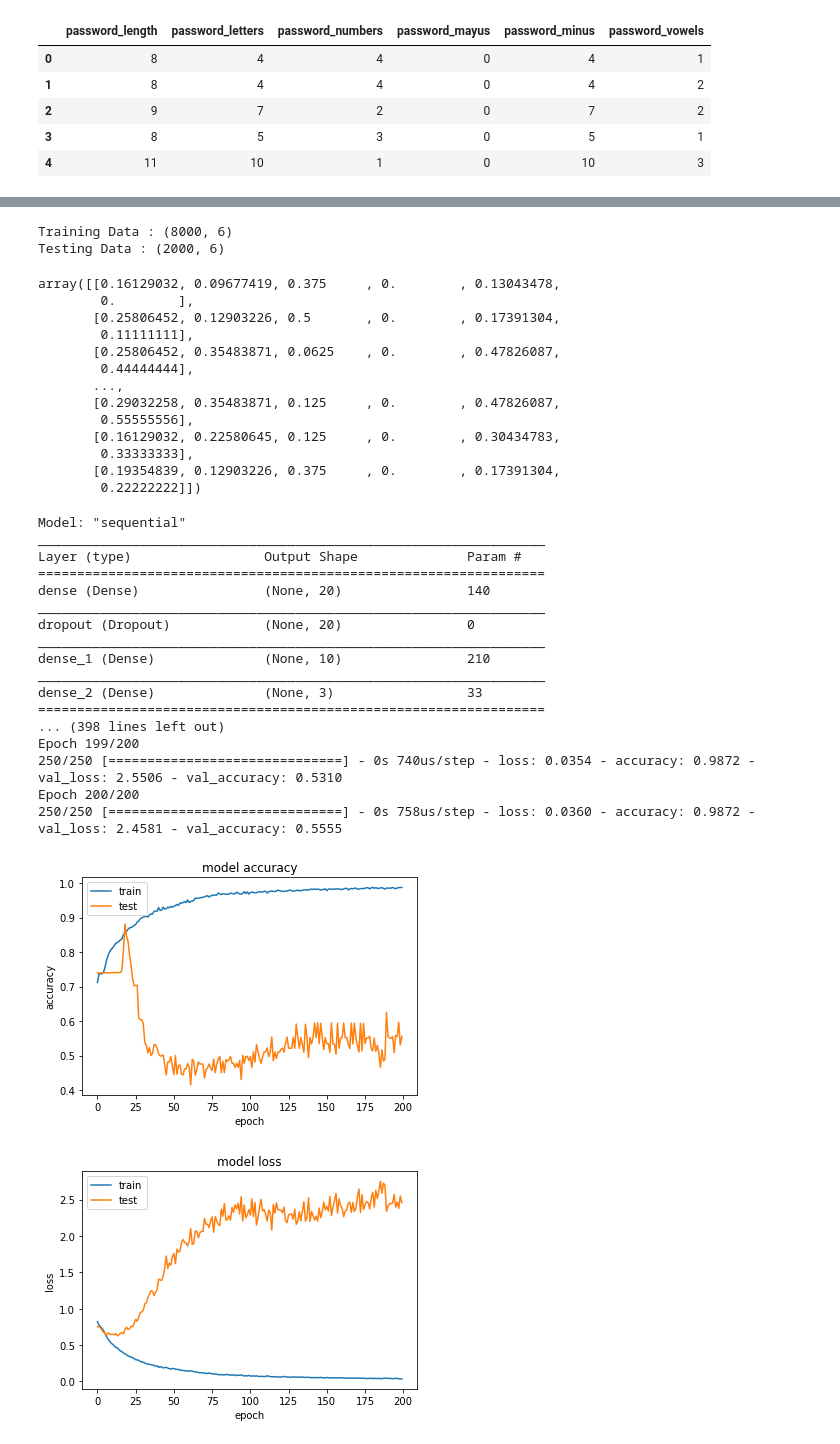
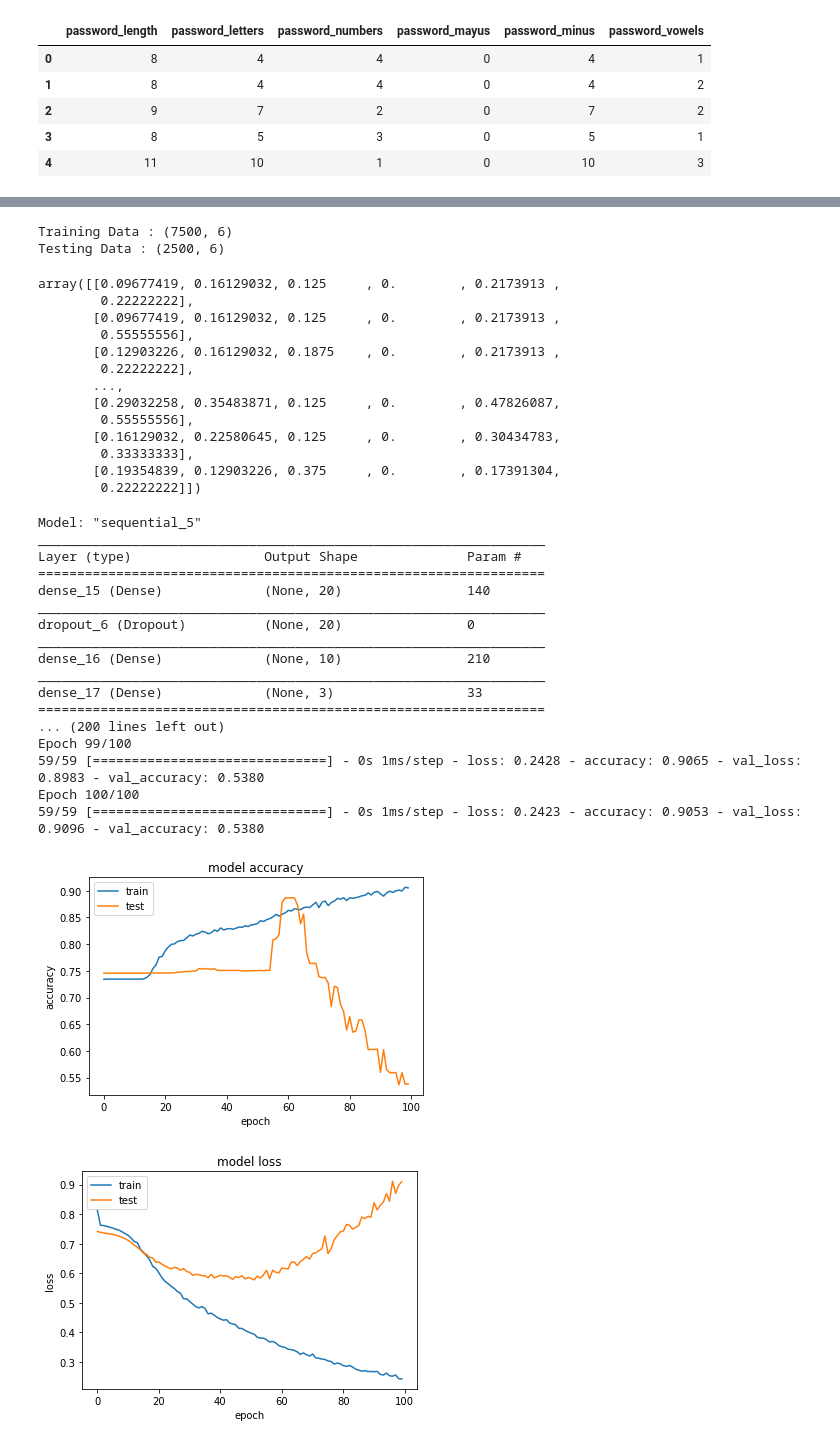
Before and after one commit to castaned/RNP, a Jupyter notebook: rn_passwords_evaluacionparcial.ipynb, the cells around one changed output, grey strips where cells are left out. Drawn from its saved outputs; the diff is of its cells as text; code cells hidden in the pictures.

```diff
--- a/rn_passwords_evaluacionparcial.ipynb
+++ b/rn_passwords_evaluacionparcial.ipynb
@@ -136,7 +147,7 @@ X_df.head()
 # %%
 #se utiliza la funcion train_test_split para separar los datos aleatoriamente en cuatro sets: dosde entrenamiento (70%) y otros dos de prueba (30%), tanto features como valores de salida
 
-x_tr, x_ts, y_tr, y_ts = train_test_split(X_df, y_df, test_size = 0.2, random_state = 42)   #generacion de arreglos aleatorios de features y valores de salida de entrenamiento y de prueba
+x_tr, x_ts, y_tr, y_ts = train_test_split(X_df, y_df, test_size = 0.25, random_state = 42)   #generacion de arreglos aleatorios de features y valores de salida de entrenamiento y de prueba
 
 y_tr = np.asarray(y_tr, dtype = np.int)   #cambiamos las variables al tipo numpy int
 y_ts = np.asarray(y_ts, dtype = np.int)
@@ -181,17 +192,17 @@ x_ts = MinMaxScaler().fit_transform(x_ts) #reescalamos el dataframe de valores d
 y_ts = MinMaxScaler().fit_transform(y_ts) #reescalamos el dataframe de valores de prueba como un arreglo de valores entre 0 y 1
 print("Testing Data :", x_ts.shape)
 # %% [output]
-Training Data : (8000, 6)
-Testing Data : (2000, 6)
+Training Data : (7500, 6)
+Testing Data : (2500, 6)
 # %%
 x_tr
 # %% [output]
-array([[0.16129032, 0.09677419, 0.375     , 0.        , 0.13043478,
-        0.        ],
-       [0.25806452, 0.12903226, 0.5       , 0.        , 0.17391304,
-        0.11111111],
-       [0.25806452, 0.35483871, 0.0625    , 0.        , 0.47826087,
-        0.44444444],
+array([[0.09677419, 0.16129032, 0.125     , 0.        , 0.2173913 ,
+        0.22222222],
+       [0.09677419, 0.16129032, 0.125     , 0.        , 0.2173913 ,
+        0.55555556],
+       [0.12903226, 0.16129032, 0.1875    , 0.        , 0.2173913 ,
+        0.22222222],
        ...,
        [0.29032258, 0.35483871, 0.125     , 0.        , 0.47826087,
         0.55555556],
@@ -211,7 +222,8 @@ def create_model():
     # Hidden layer
     model.add(tf.keras.layers.Dense(20, input_dim=6,activation='sigmoid'))
     model.add(Dropout(0.5))
-    model.add(tf.keras.layers.Dense(10, input_dim=20,activation='relu'))
+    model.add(tf.keras.layers.Dense(10, input_dim=10,activation='sigmoid'))
+
     # Output layer
     model.add(tf.keras.layers.Dense(3, activation='softmax'))
 
@@ -224,43 +236,43 @@ model.summary()
 
 
 # training the model for 10 epochs
-results = model.fit(x_tr, y_tr, batch_size=32, epochs=200, validation_data=(x_ts, y_ts))
+results = model.fit(x_tr, y_tr, batch_size=128, epochs=100, validation_data=(x_ts, y_ts))
 
 
 # summarize history for accuracy
 plt.plot(results.history['accuracy'])
 plt.plot(results.history['val_accuracy'])
 plt.title('model accuracy')
 plt.ylabel('accuracy')
 plt.xlabel('epoch')
 plt.legend(['train', 'test'])
 plt.show()
 
 # summarize history for loss
 plt.plot(results.history['loss'])
 plt.plot(results.history['val_loss'])
 plt.title('model loss')
 plt.ylabel('loss')
 plt.xlabel('epoch')
 plt.legend(['train', 'test'])
 plt.show()
 # %% [output]
-Model: "sequential"
+Model: "sequential_5"
 _________________________________________________________________
 Layer (type)                 Output Shape              Param #
 =================================================================
-dense (Dense)                (None, 20)                140
+dense_15 (Dense)             (None, 20)                140
 _________________________________________________________________
-dropout (Dropout)            (None, 20)                0
+dropout_6 (Dropout)          (None, 20)                0
 _________________________________________________________________
-dense_1 (Dense)              (None, 10)                210
+dense_16 (Dense)             (None, 10)                210
 _________________________________________________________________
-dense_2 (Dense)              (None, 3)                 33
+dense_17 (Dense)             (None, 3)                 33
 =================================================================
-... (398 lines left out)
-Epoch 199/200
-250/250 [==============================] - 0s 740us/step - loss: 0.0354 - accuracy: 0.9872 - val_loss: 2.5506 - val_accuracy: 0.5310
-Epoch 200/200
-250/250 [==============================] - 0s 758us/step - loss: 0.0360 - accuracy: 0.9872 - val_loss: 2.4581 - val_accuracy: 0.5555
+... (200 lines left out)
+Epoch 99/100
+59/59 [==============================] - 0s 1ms/step - loss: 0.2428 - accuracy: 0.9065 - val_loss: 0.8983 - val_accuracy: 0.5380
+Epoch 100/100
+59/59 [==============================] - 0s 1ms/step - loss: 0.2423 - accuracy: 0.9053 - val_loss: 0.9096 - val_accuracy: 0.5380
-[figure, old version]
+[figure, new version]
-[figure, old version]
+[figure, new version]
```
Also changed, not shown: parts of 3 cells of this notebook.
